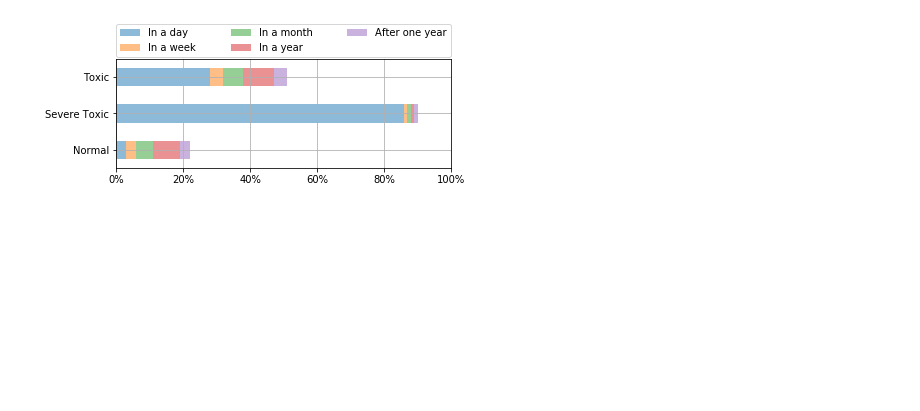
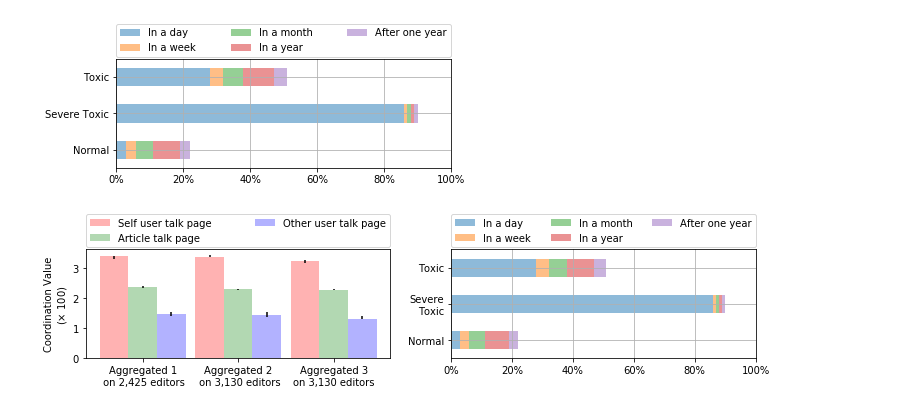
Before and after one commit to conversationai/wikidetox, a Jupyter notebook: conversation_reconstruction_dataflow/analysis/Analysis.ipynb, the cells around one changed output. Saved outputs shown, nothing was run; the diff lists cells and outputs as text; code cells hidden in the pictures; blank space fills up the shorter version.

```diff
--- a/conversation_reconstruction_dataflow/analysis/Analysis.ipynb
+++ b/conversation_reconstruction_dataflow/analysis/Analysis.ipynb
@@ -293,3 +347,54 @@ plt.xlim((0, 100))
 plt.savefig("toxic-deletion.pdf", bbox_inches='tight')
 # %% [output]
 [figure]
+# %%
+N = len(markers[:3])
+all_data = {}
+err = {}
+for x in ["own", "others_article", "others_user"]:
+    all_data[x] = [np.mean(data[x][m])*100 for m in markers][:3]
+    err[x] = [[], []]
+resample = 20
+for ind,m in enumerate(markers[:3]):
+    lst = {}
+    for x in ["own", "others_article", "others_user"]:
+        lst[x] = []
+        for r in range(resample):
+            tmp = bootstrap_resample(data[x][m])
+            tmp = np.mean(tmp)*100
+            lst[x].append(tmp)
+        l, u = scipy.stats.t.interval(0.95, len(lst[x])-1, loc=np.mean(lst[x]), scale=scipy.stats.sem(lst[x]))
+        err[x][0].append(all_data[x][ind]-l)
+        err[x][1].append(u - all_data[x][ind])
+ind = [np.arange(N)]  # the x locations for the groups
+width = 0.3       # the width of the bars
+ind.append(ind[0] + width)
+ind.append(ind[1] + width)
+
+color = ["r", "g", "b"]
+fig, axes = plt.subplots(nrows=1, ncols=2)
+#fig, ax = plt.subplots(figsize=(6, 2))
+ax = axes[0]
+rect = []
+for i, x in enumerate(["own", "others_article", "others_user"]):
+    rect.append(ax.bar(ind[i], all_data[x], width, color=color[i], yerr=err[x], alpha=0.3))
+# add some text for labels, title and axes ticks
+ax.set_ylabel('Coordination Value\n(%s 100)'%(r"$\times$"))
+ax.set_xticks(ind[1])
+ax.set_xticklabels(["Aggregated 1\n on 2,425 editors", "Aggregated 2\n on 3,130 editors", "Aggregated 3\non 3,130 editors"])
+ax.legend((rect[0][0], rect[1][0], rect[2][0]), ('Self user talk page', 'Article talk page', \
+                                                 'Other user talk page'), bbox_to_anchor=(0., 1.02, 1., .102), loc=3,
+           mode="expand", borderaxespad=0., ncol=2)
+
+df = pd.DataFrame({"Toxic": [28, 4, 6, 9, 4], "Normal": [3, 3, 5, 8, 3], "Severe\nToxic": [86, 1, 1, 1, 1]})
+ax = df.T.plot(kind='barh', stacked=True, figsize=(12, 2), alpha=0.5,  edgecolor='none', linewidth=0, ax=axes[1])
+ax.legend(["In a day", "In a week", "In a month", "In a year", "After one year"], bbox_to_anchor=(0., 1.02, 1., .102), loc=3,
+           ncol=3, mode="expand", borderaxespad=0.)
+fmt = '%.0f%%' # Format you want the ticks, e.g. '40%'
+xticks = mtick.FormatStrFormatter(fmt)
+ax.xaxis.set_major_formatter(xticks)
+ax.grid(True)
+ax.set_xlim((0, 100))
+plt.savefig("figs/usecase.pdf", bbox_inches='tight')
+# %% [output]
+[figure, added]
```
Also changed, not shown: parts of 12 cells of this notebook, 8 other files.
